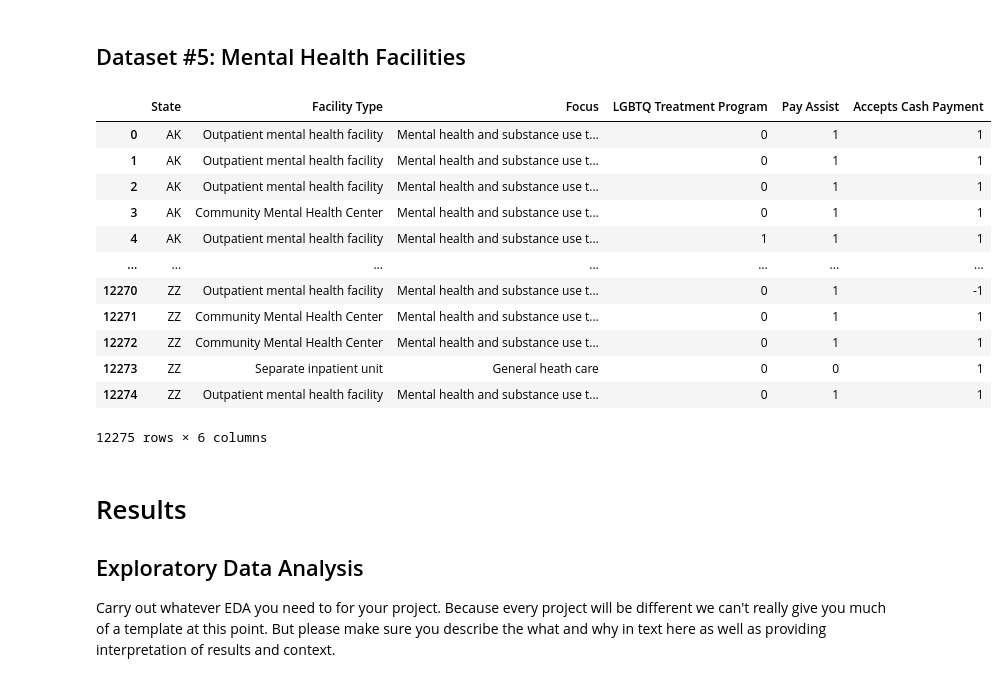
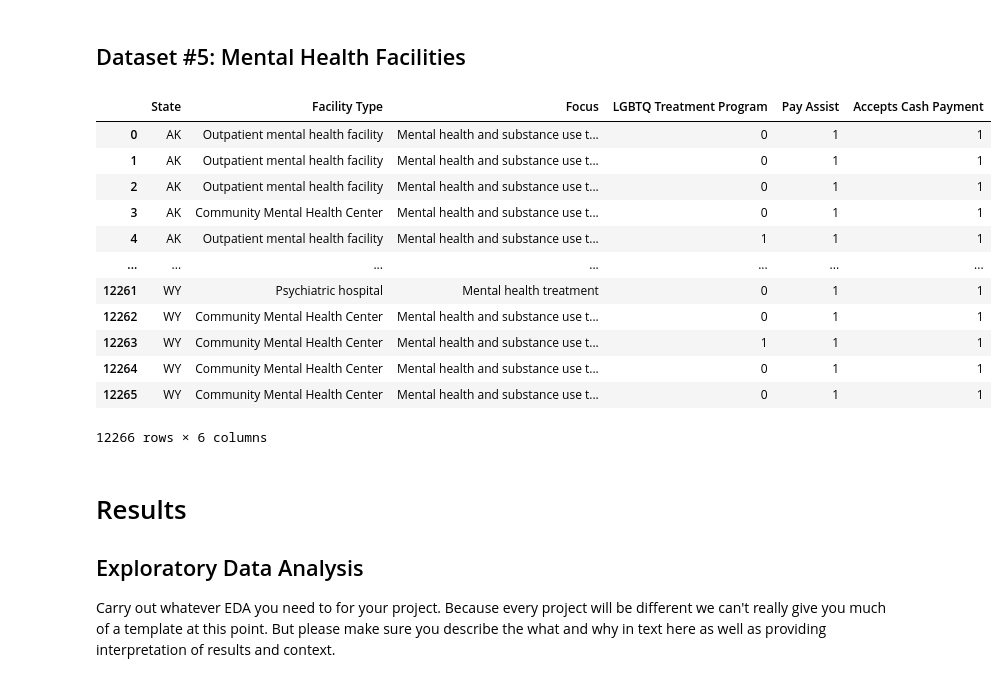
Before and after one commit to sofiatka/LGBTQ-Laws-and-MH, a Jupyter notebook: EDACheckpoint_Group126_WI24.ipynb, the cells around one changed output. Drawn from its saved outputs; the diff is of its cells as text; code cells hidden in the pictures.

```diff
--- a/EDACheckpoint_Group126_WI24.ipynb
+++ b/EDACheckpoint_Group126_WI24.ipynb
@@ -594,39 +594,42 @@ facility_type_mapping = {
     8: 'Certified Community Behaviorial Health Clinic',
     9: 'Partial hospitalization/day treatment facility',
     10: 'Outpatient mental health facility',
     11: 'Multi-setting mental health facility',
     12: 'Other'
 }
 
 # Apply the mapping to the 'facility type' column
 facilities_df['Facility Type'] = facilities_df['Facility Type'].map(facility_type_mapping)
 
 
 focus_mapping = {
     1: 'Mental health treatment',
     3: 'Mental health and substance use treatment',
     4: 'General heath care',
     5: 'Other service focus'
 
 }
 
 # Apply the mapping to the 'focus' column
 facilities_df['Focus'] = facilities_df['Focus'].map(focus_mapping)
+
+#Drop any facilities that are have state code 'ZZ' because this means that the location is unknown
+facilities_df = facilities_df[~(facilities_df['State'] == 'ZZ')]
 facilities_df
 # %% [output]
 |  | State | Facility Type | Focus | LGBTQ Treatment Program | Pay Assist | Accepts Cash Payment |
 | 0 | AK | Outpatient mental health facility | Mental health and substance use t... | 0 | 1 | 1 |
 | 1 | AK | Outpatient mental health facility | Mental health and substance use t... | 0 | 1 | 1 |
 | 2 | AK | Outpatient mental health facility | Mental health and substance use t... | 0 | 1 | 1 |
 | 3 | AK | Community Mental Health Center | Mental health and substance use t... | 0 | 1 | 1 |
 | 4 | AK | Outpatient mental health facility | Mental health and substance use t... | 1 | 1 | 1 |
 | ... | ... | ... | ... | ... | ... | ... |
-| 12270 | ZZ | Outpatient mental health facility | Mental health and substance use t... | 0 | 1 | -1 |
-| 12271 | ZZ | Community Mental Health Center | Mental health and substance use t... | 0 | 1 | 1 |
-| 12272 | ZZ | Community Mental Health Center | Mental health and substance use t... | 0 | 1 | 1 |
-| 12273 | ZZ | Separate inpatient unit | General heath care | 0 | 0 | 1 |
-| 12274 | ZZ | Outpatient mental health facility | Mental health and substance use t... | 0 | 1 | 1 |
+| 12261 | WY | Psychiatric hospital | Mental health treatment | 0 | 1 | 1 |
+| 12262 | WY | Community Mental Health Center | Mental health and substance use t... | 0 | 1 | 1 |
+| 12263 | WY | Community Mental Health Center | Mental health and substance use t... | 1 | 1 | 1 |
+| 12264 | WY | Community Mental Health Center | Mental health and substance use t... | 0 | 1 | 1 |
+| 12265 | WY | Community Mental Health Center | Mental health and substance use t... | 0 | 1 | 1 |
-12275 rows × 6 columns
+12266 rows × 6 columns
 # %% [markdown]
 # Results
 
```
Also changed, not shown: parts of 3 cells of this notebook.
